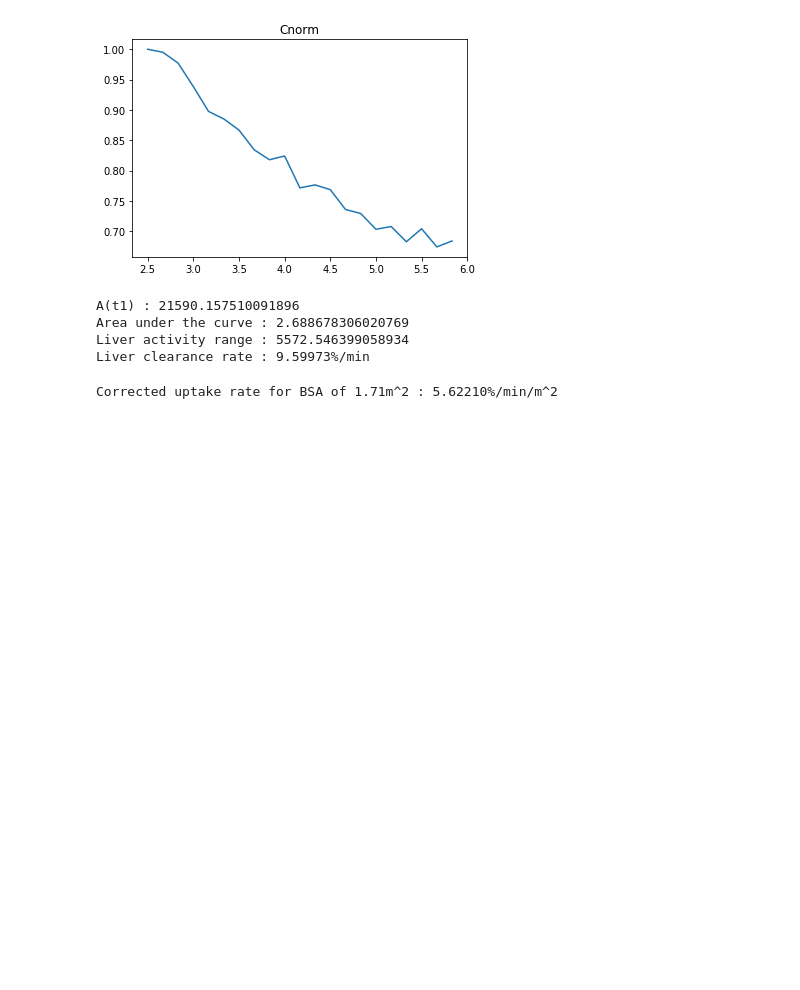
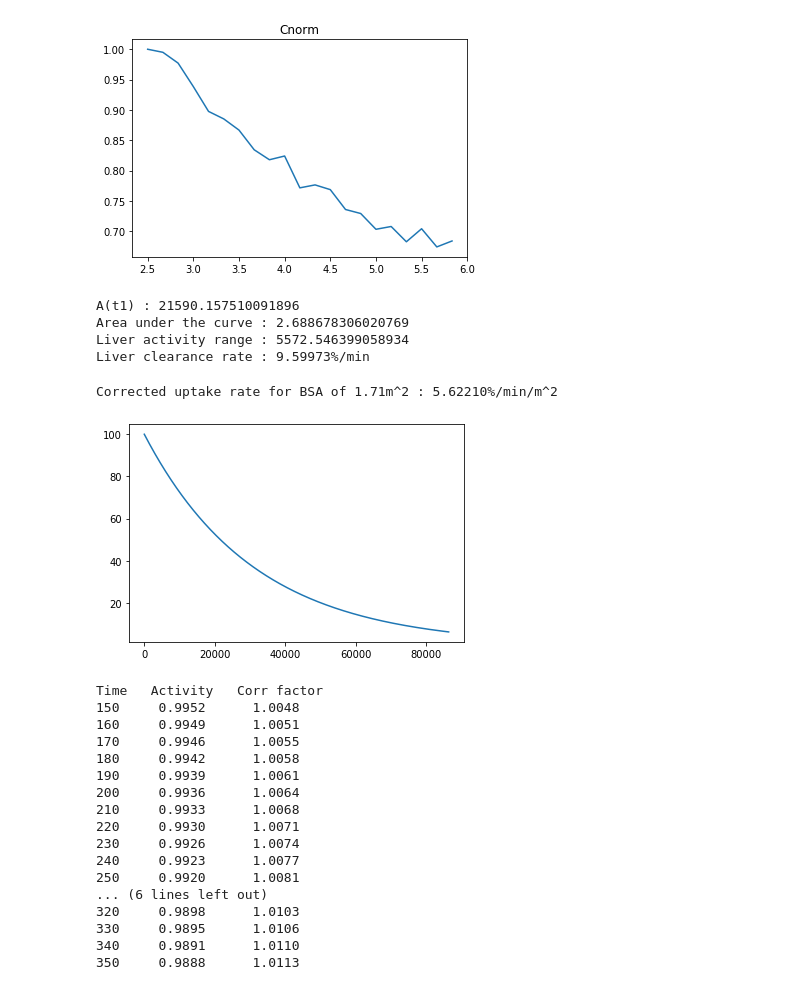
Before and after one commit to orenson/Master-thesis, a Jupyter notebook: Segmentation.ipynb, the cells around one changed output. Drawn from its saved outputs; the diff is of its cells as text; code cells hidden in the pictures; blank space fills up the shorter version.

```diff
--- a/Segmentation.ipynb
+++ b/Segmentation.ipynb
@@ -603,3 +603,32 @@ corrected = LClr/bsa
 print('Corrected uptake rate for BSA of {:.2f}m^2 : {:.5f}%/min/m^2'.format(bsa, corrected*100))
 # %% [output]
 Corrected uptake rate for BSA of 1.71m^2 : 5.62210%/min/m^2
+# %%
+l = 0.69315/(6*60*60)
+x = [i for i in range(0,24*60*60,2)]
+y = [100*np.exp(-l*i) for i in x]
+plt.plot(x,y)
+plt.show()
+
+print('Time   Activity   Corr factor')
+for i in time_steps[14:35]:
+    print('{}     {:.4f}      {:.4f}'.format(i, 1*np.exp(-l*i), 1/(1*np.exp(-l*i))))
+# %% [output]
+[figure, added]
+Time   Activity   Corr factor
+150     0.9952      1.0048
+160     0.9949      1.0051
+170     0.9946      1.0055
+180     0.9942      1.0058
+190     0.9939      1.0061
+200     0.9936      1.0064
+210     0.9933      1.0068
+220     0.9930      1.0071
+230     0.9926      1.0074
+240     0.9923      1.0077
+250     0.9920      1.0081
+... (6 lines left out)
+320     0.9898      1.0103
+330     0.9895      1.0106
+340     0.9891      1.0110
+350     0.9888      1.0113
```
